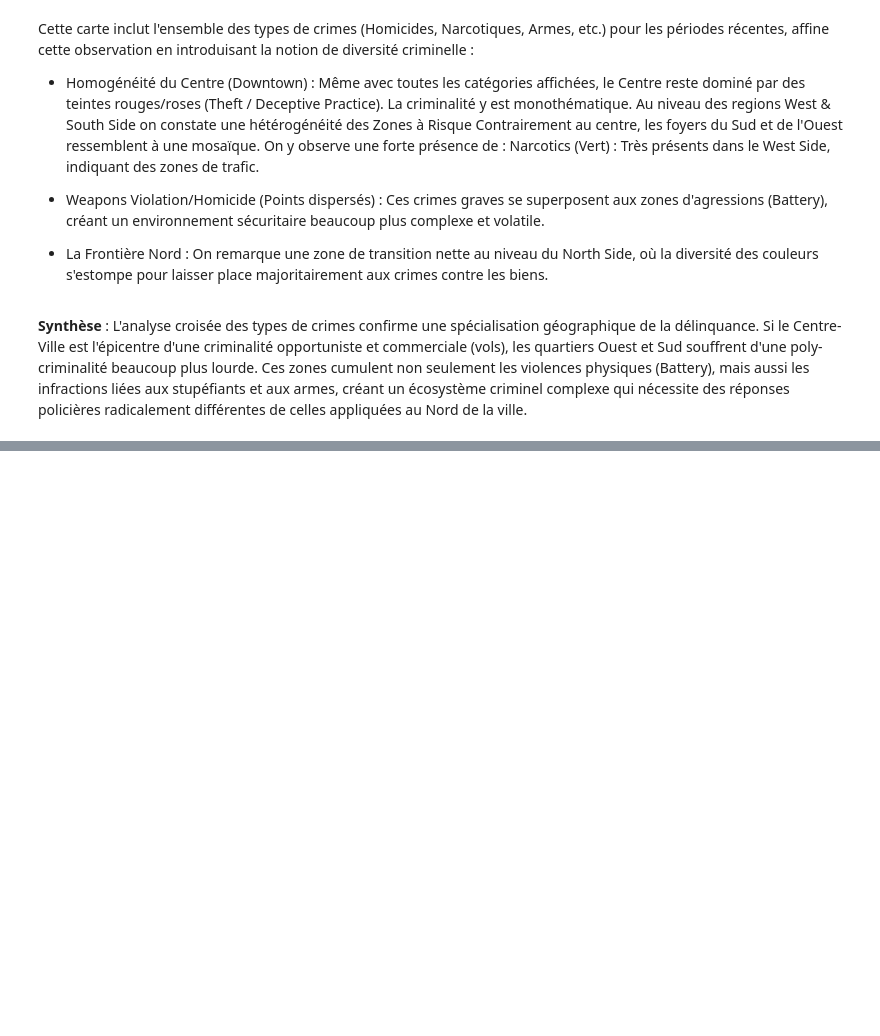
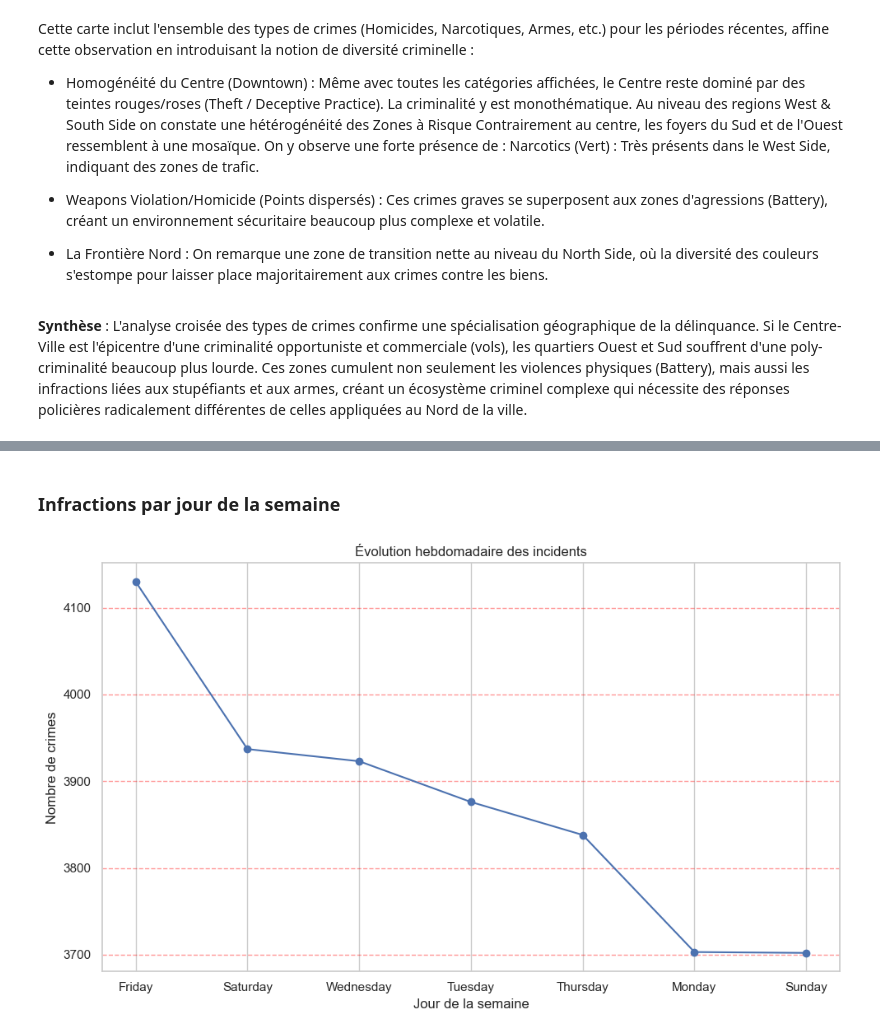
Before and after one commit to itsdav7/CrimeDB_Analysis, a Jupyter notebook: C_DB_Analysis.ipynb, the cells around one changed output, grey strips where cells are left out. Cells and saved outputs as stored; diff of their text form; code cells hidden in the pictures; blank space fills up the shorter version.

```diff
--- a/C_DB_Analysis.ipynb
+++ b/C_DB_Analysis.ipynb
@@ -1096,0 +1193,19 @@ L'analyse croisée des types de crimes confirme une spécialisation géographiqu
+# %% [markdown]
+### Infractions par jour de la semaine
+# %%
+crimes_par_jour = data.groupby("weekday").size().sort_values(ascending=False)
+plt.figure(figsize=(10,6))
+plt.plot(
+    crimes_par_jour.index,
+    crimes_par_jour.values,
+    marker="o"
+)
+
+plt.title("Évolution hebdomadaire des incidents")
+plt.xlabel("Jour de la semaine")
+plt.ylabel("Nombre de crimes")
+plt.grid(axis="y", linestyle="--", alpha=0.4, color="red")
+plt.tight_layout()
+plt.show()
+# %% [output]
+[figure, added]
```
Also changed, not shown: parts of 14 cells of this notebook.
